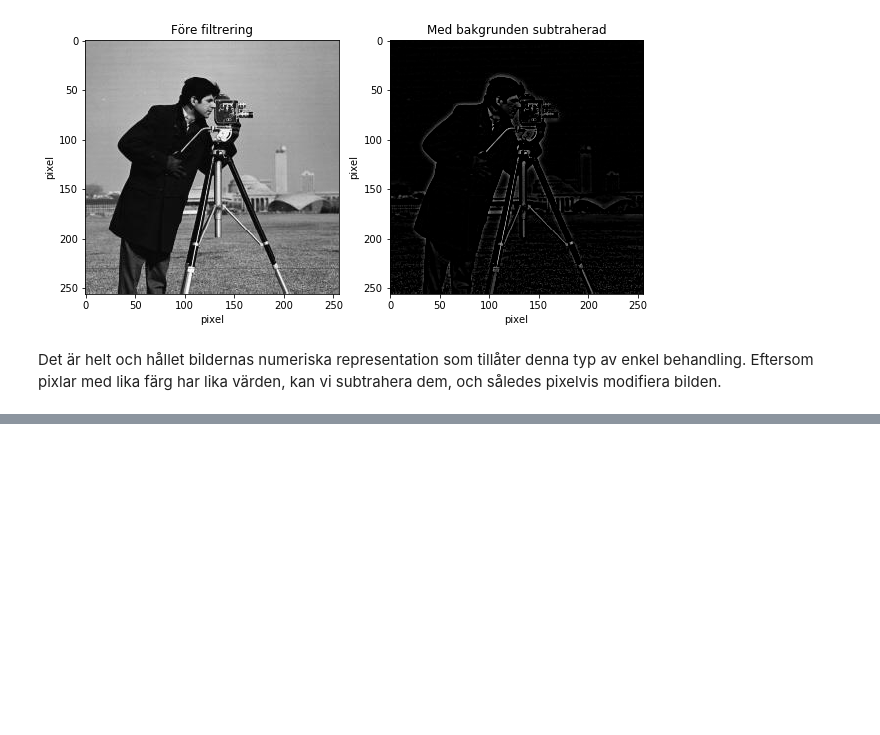
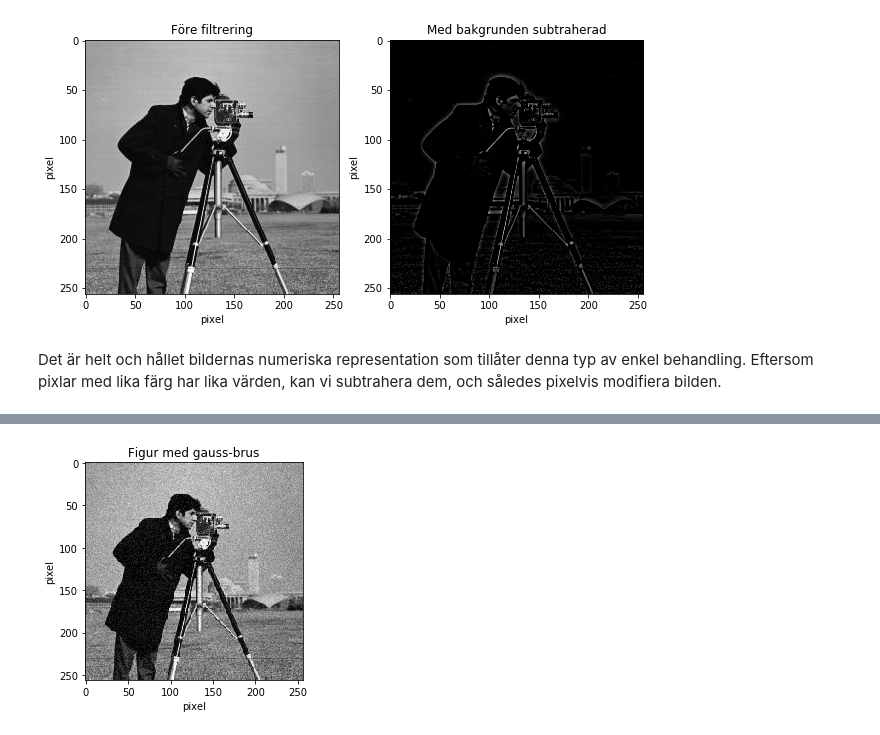
Before and after one commit to waahlstrand/metoder-inom-digital-humaniora, a Jupyter notebook: Representation av bilder.ipynb, the cells around one changed output, grey strips where cells are left out. Drawn from its saved outputs; the diff is of its cells as text; code cells hidden in the pictures; blank space fills up the shorter version.

```diff
--- a/Representation av bilder.ipynb
+++ b/Representation av bilder.ipynb
@@ -82,0 +96,4 @@ Bilder är på många sätt
+# %%
+f, ax = course.images.cameraman_w_noise('gauss')
+# %% [output]
+[figure, added]
```
Also changed, not shown: parts of 14 cells of this notebook, 6 other files.
